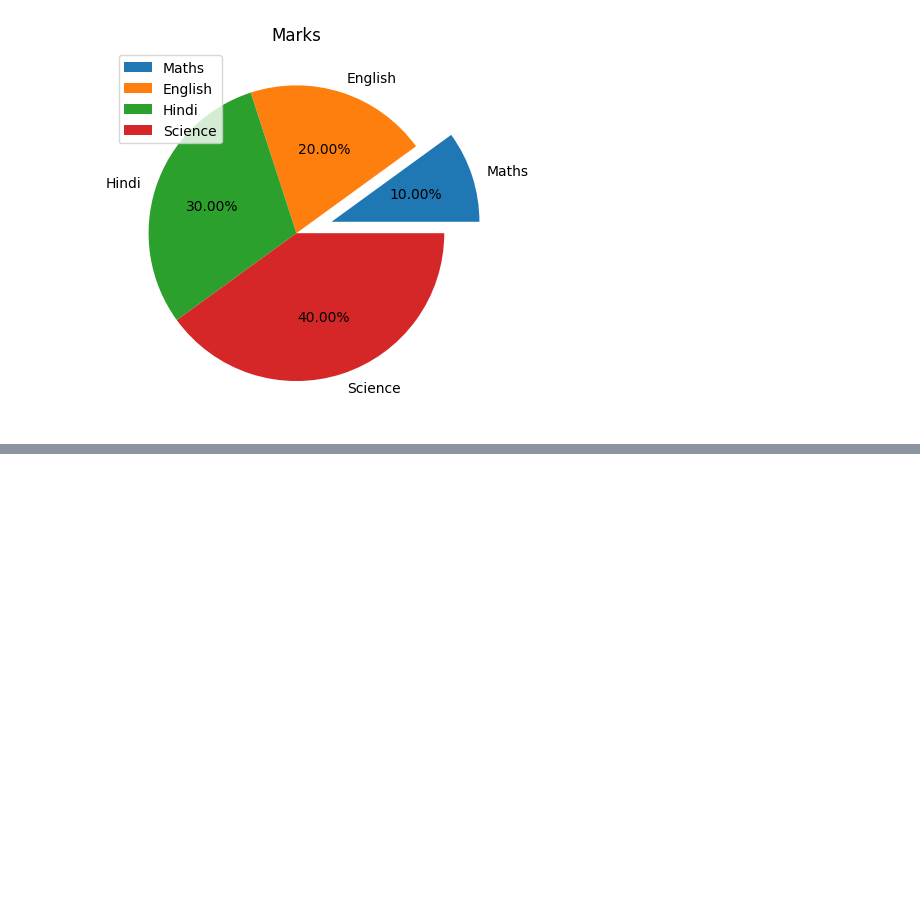
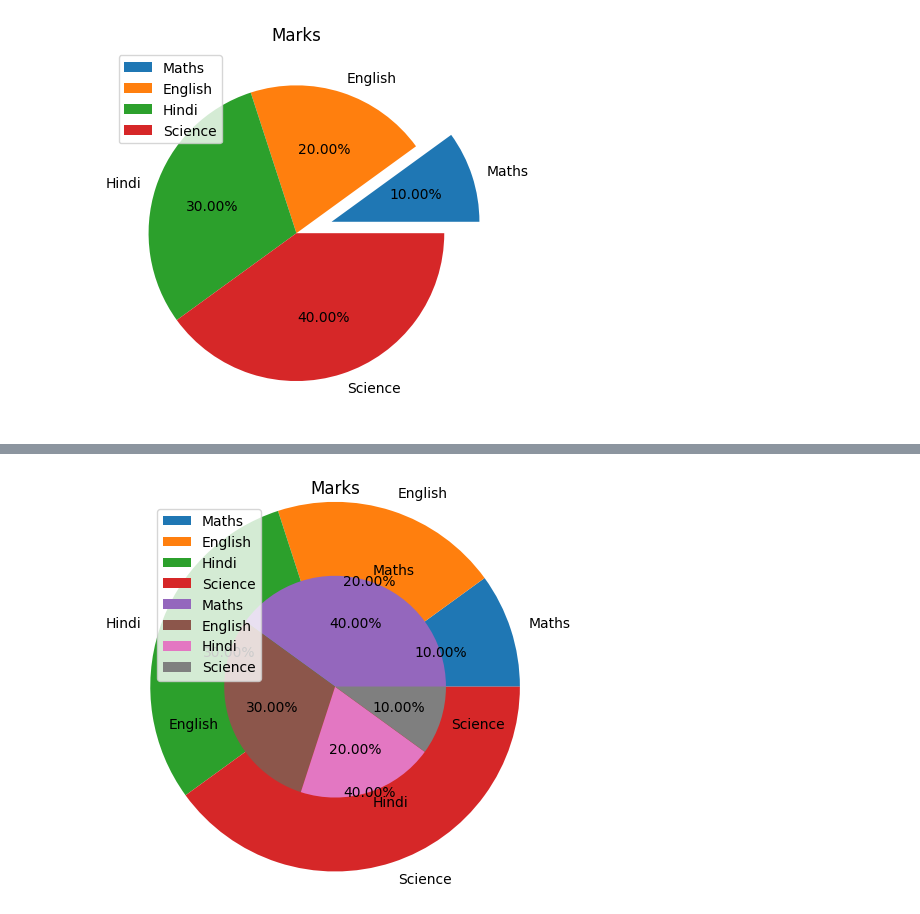
Before and after one commit to Tanay-Dwivedi/DADS-practice, a Jupyter notebook: Python/Matplotlib/matplotlib_practice1.ipynb, the cells around one changed output, grey strips where cells are left out. Saved outputs shown, nothing was run; the diff lists cells and outputs as text; code cells hidden in the pictures; blank space fills up the shorter version.

```diff
--- a/Python/Matplotlib/matplotlib_practice1.ipynb
+++ b/Python/Matplotlib/matplotlib_practice1.ipynb
@@ -445,0 +453,13 @@ plt.show()
+# %%
+# Donut pie chart
+
+x = [10,20,30,40]
+y = ["Maths", "English", "Hindi", "Science"]
+z = [40,30,20,10]
+plt.pie(x, labels = y, autopct = "%0.2f%%", radius = 1.25, textprops = {"fontsize":10})
+plt.pie(z, labels = y, autopct = "%0.2f%%", radius = 0.75, textprops = {"fontsize":10})
+plt.title("Marks")
+plt.legend(loc=2)
+plt.show()
+# %% [output]
+[figure, added]
```
Also changed, not shown: parts of 3 cells of this notebook.
